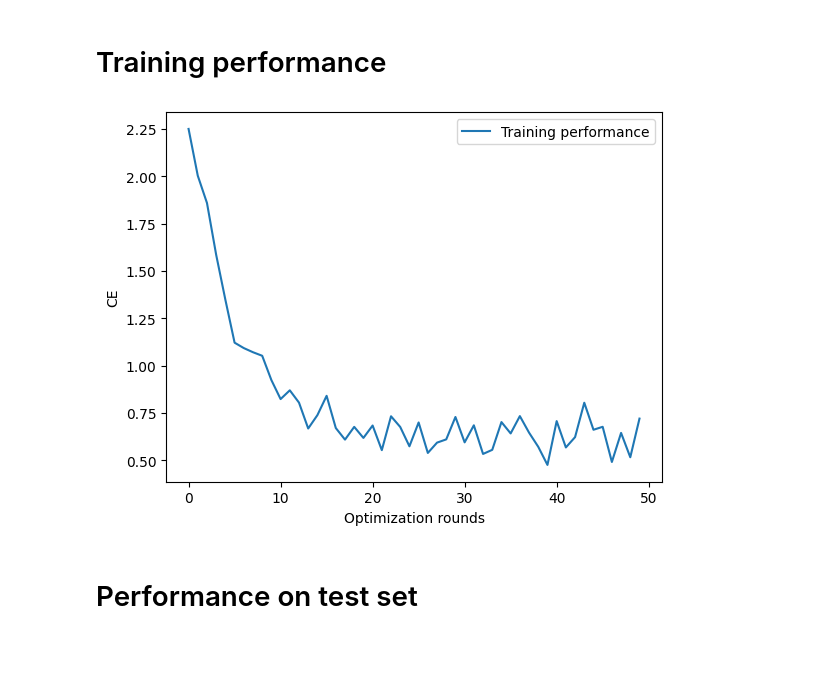
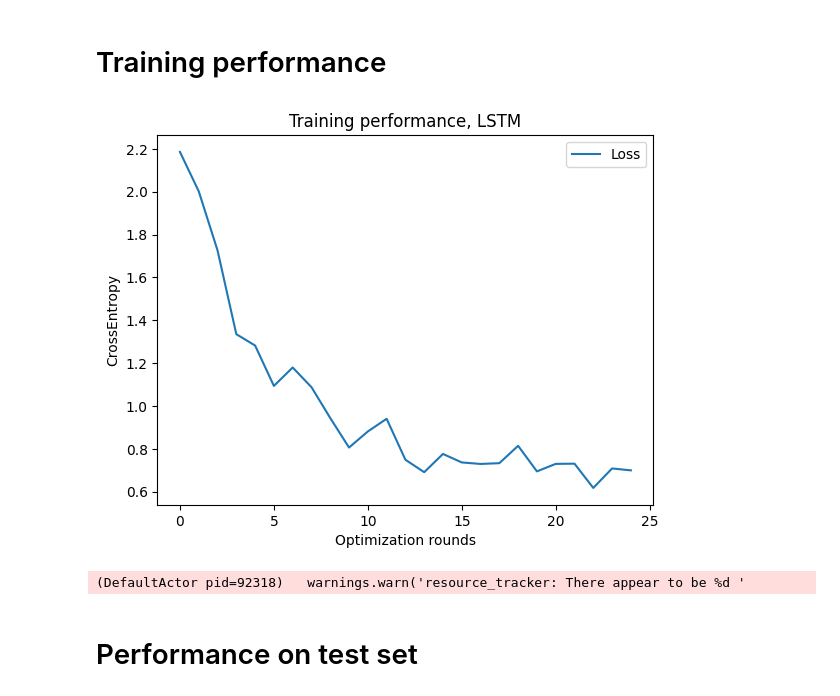
Before and after one commit to SondreWold/federated_groke, a Jupyter notebook: classification.ipynb, the cells around one changed output. Cells and saved outputs as stored; diff of their text form; code cells hidden in the pictures; blank space fills up the shorter version.

```diff
--- a/classification.ipynb
+++ b/classification.ipynb
@@ -94,9 +73,9 @@ train_loader = DataLoader(train_data, batch_size=16, shuffle=True, drop_last=Tru
 # %%
 epochs = 5
-def train(net, train_loader):
+def train(net, train_loader, lr):
     """Train the network on the training set."""
     criterion = torch.nn.CrossEntropyLoss()
-    optimizer = torch.optim.AdamW(net.parameters(), lr=3e-4)
+    optimizer = torch.optim.AdamW(net.parameters(), lr=lr)
     num_layers = net.num_layers
     batch_size = train_loader.batch_size
     val_losses = []
@@ -146,9 +123,11 @@ plt.plot(losses)
 # %% [markdown]
 # Federated learning
 # %%
-batch_size = 8
+batch_size = 16
 hidden_size = 256
-learning_rate = 3e-5
+learning_rate = 3e-4
+USE_LSTM = True
+ROUNDS = 25
 # %%
 def get_parameters(net) -> List[np.ndarray]:
     return [val.cpu().numpy() for _, val in net.state_dict().items()]
@@ -170,7 +148,7 @@ class FlowerClient(fl.client.NumPyClient):
 
     def fit(self, parameters, config):
         set_parameters(self.net, parameters)
-        loss = train(self.net, self.dataset)
+        loss = train(self.net, self.dataset, lr=learning_rate)
         self.losses = loss
         return get_parameters(self.net), len(self.dataset), {'loss': np.mean(loss)}
 
@@ -183,7 +161,7 @@ def client_fn(cid: str) -> FlowerClient:
     """Create a Flower client representing a single organization."""
     # Load model
     cid = int(cid) + 1
-    net = MultiToOneRNN(hidden_size=hidden_size, LSTM=True).to(DEVICE)
+    net = MultiToOneRNN(hidden_size=hidden_size, LSTM=USE_LSTM).to(DEVICE)
     d = ClassificationData(data[f'Consumer{cid}'])
     train_loader = DataLoader(d, batch_size=batch_size, shuffle=True, drop_last=True)
 
@@ -199,7 +177,7 @@ class SaveModelStrategy(fl.server.strategy.FedAvg):
         failures: List[Union[Tuple[fl.server.client_proxy.ClientProxy, fl.common.FitRes], BaseException]],
     ):
         """Aggregate model weights using weighted average and store checkpoint"""
-        net = MultiToOneRNN(hidden_size=hidden_size, LSTM=True).to(DEVICE)
+        net = MultiToOneRNN(hidden_size=hidden_size, LSTM=USE_LSTM).to(DEVICE)
 
         # Call aggregate_fit from base class (FedAvg) to aggregate parameters and metrics
         aggregated_parameters, aggregated_metrics = super().aggregate_fit(server_round, results, failures)
@@ -216,7 +194,8 @@ class SaveModelStrategy(fl.server.strategy.FedAvg):
             net.load_state_dict(state_dict, strict=True)
 
             # Save the model
-            torch.save(net.state_dict(), f"model_round_{server_round}.pth")
+            model_name = 'lstm' if USE_LSTM else 'rnn'
+            torch.save(net.state_dict(), f"classification_model_{model_name}_round_{server_round}.pth")
             print(f"Saved round {server_round} aggregated_parameters!", flush=True)
 
 
@@ -245,7 +224,7 @@ if DEVICE.type == "cuda":
 res = fl.simulation.start_simulation(
     client_fn=client_fn,
     num_clients=40,
-    config=fl.server.ServerConfig(num_rounds=50),
+    config=fl.server.ServerConfig(num_rounds=ROUNDS),
     strategy=strategy,
     client_resources=client_resources,
 )
@@ -284,14 +266,20 @@ DEBUG:flwr:fit_round 1: strategy sampled 10 clients (out of 40)
 # %% [markdown]
 # Training performance
 # %%
+model_variant = 'LSTM' if USE_LSTM else 'RNN'
+plot_title = f'Training performance, {model_variant}'
 train_losses = [x[1] for x in res.metrics_distributed_fit['losses']]
-plt.plot(train_losses, label='Training performance')
+plt.plot(train_losses, label='Loss')
 plt.legend()
 plt.xlabel('Optimization rounds')
-plt.ylabel('CE')
+plt.ylabel('CrossEntropy')
+plt.title(plot_title)
+plt.grid(False)
+plt.savefig(f"./training_loss_{model_variant}.pdf", format="pdf", bbox_inches="tight")
 plt.show()
 # %% [output]
-[figure, old version]
+[figure, new version]
+(DefaultActor pid=92318)   warnings.warn('resource_tracker: There appear to be %d '
 # %% [markdown]
 # Performance on test set
 # %%
```
Also changed, not shown: parts of 19 cells of this notebook.
